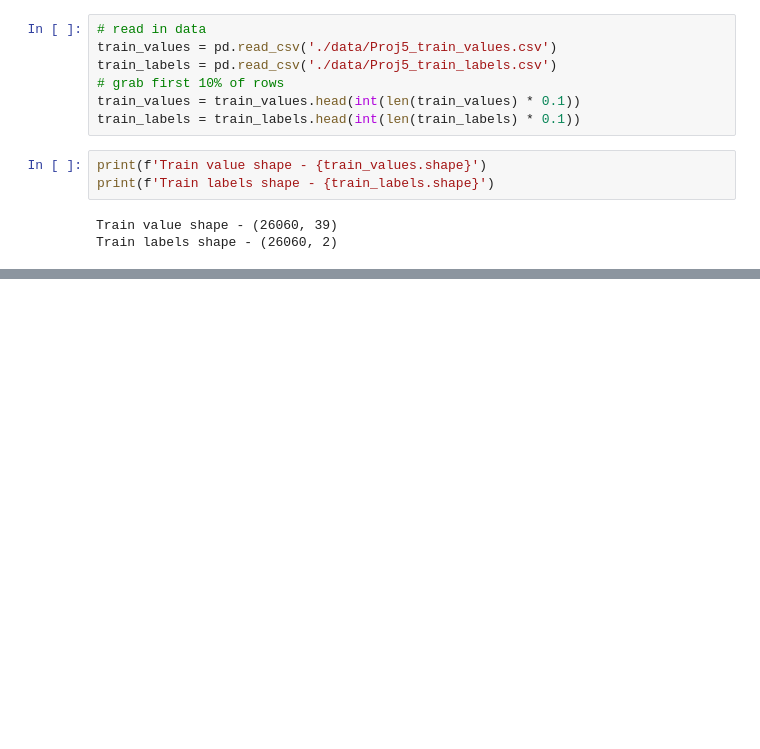
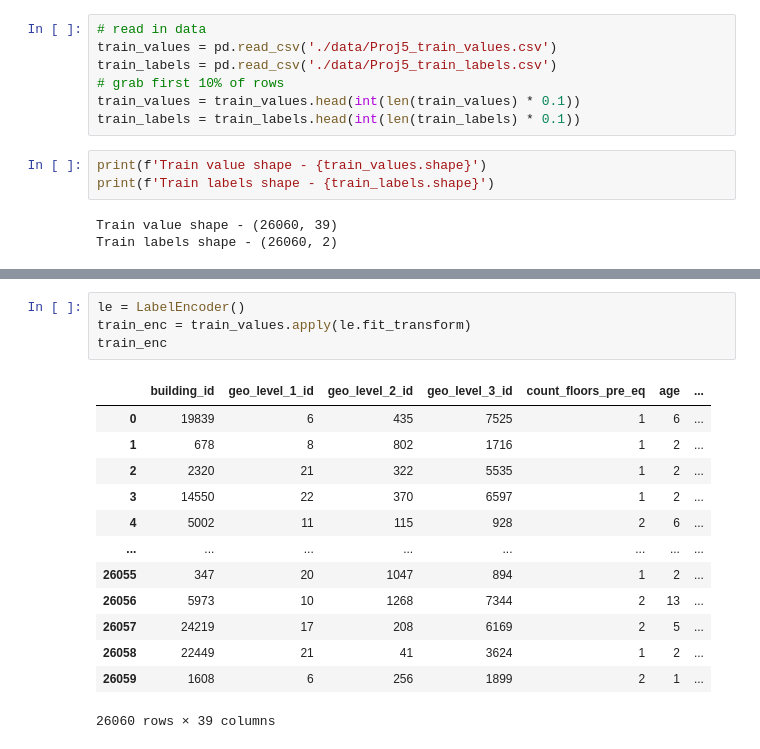
Before and after one commit to vleong1/modeling_earthquake_damage, a Jupyter notebook: Project5-EricCheng.ipynb, the cells around one changed output, grey strips where cells are left out. Saved outputs shown, nothing was run; the diff lists cells and outputs as text; blank space fills up the shorter version.

```diff
--- a/Project5-EricCheng.ipynb
+++ b/Project5-EricCheng.ipynb
@@ -98,0 +109,18 @@ normalize
+# %%
+le = LabelEncoder()
+train_enc = train_values.apply(le.fit_transform)
+train_enc
+# %% [output]
+|  | building_id | geo_level_1_id | geo_level_2_id | geo_level_3_id | count_floors_pre_eq | age | ... |
+| 0 | 19839 | 6 | 435 | 7525 | 1 | 6 | ... |
+| 1 | 678 | 8 | 802 | 1716 | 1 | 2 | ... |
+| 2 | 2320 | 21 | 322 | 5535 | 1 | 2 | ... |
+| 3 | 14550 | 22 | 370 | 6597 | 1 | 2 | ... |
+| 4 | 5002 | 11 | 115 | 928 | 2 | 6 | ... |
+| ... | ... | ... | ... | ... | ... | ... | ... |
+| 26055 | 347 | 20 | 1047 | 894 | 1 | 2 | ... |
+| 26056 | 5973 | 10 | 1268 | 7344 | 2 | 13 | ... |
+| 26057 | 24219 | 17 | 208 | 6169 | 2 | 5 | ... |
+| 26058 | 22449 | 21 | 41 | 3624 | 1 | 2 | ... |
+| 26059 | 1608 | 6 | 256 | 1899 | 2 | 1 | ... |
+26060 rows × 39 columns
```
Also changed, not shown: parts of 30 cells of this notebook, 1 other file.
